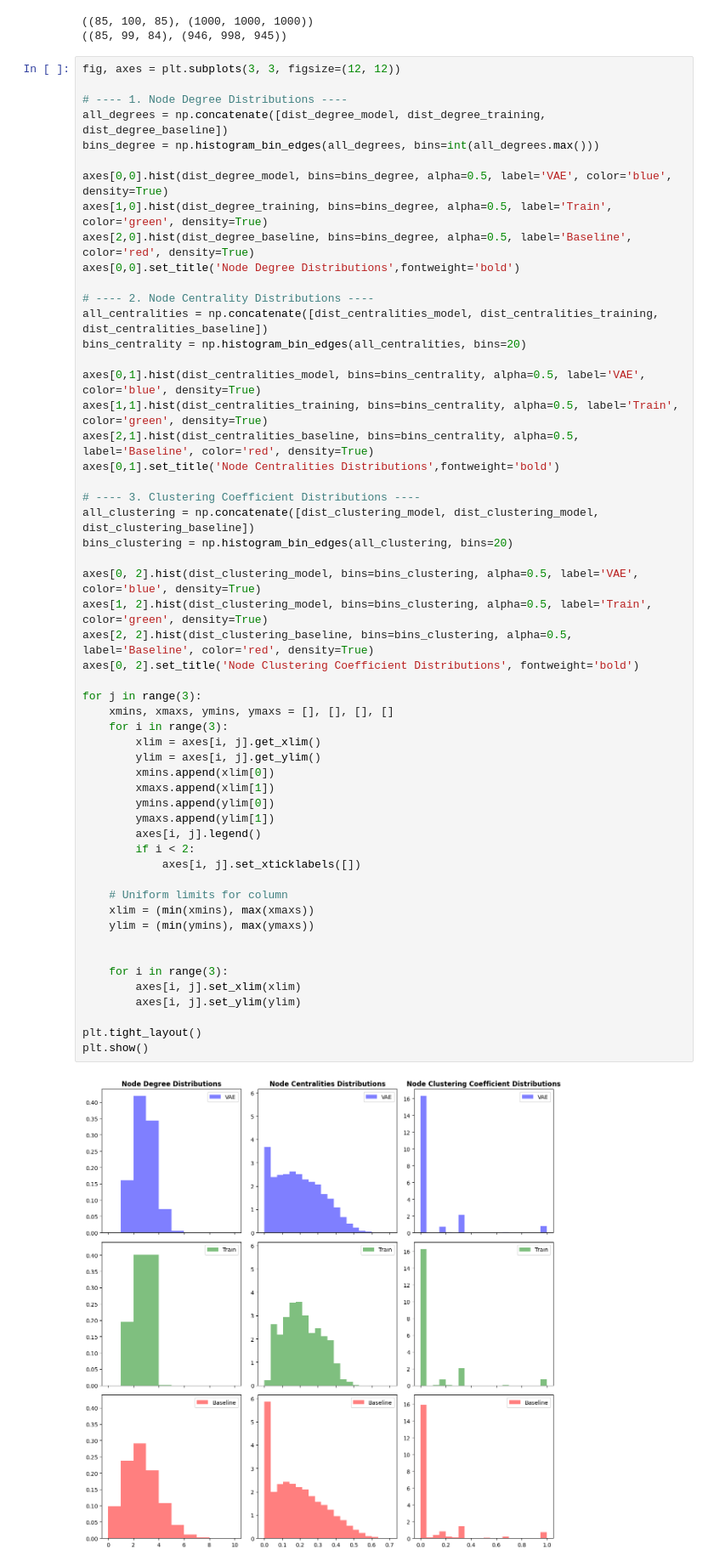
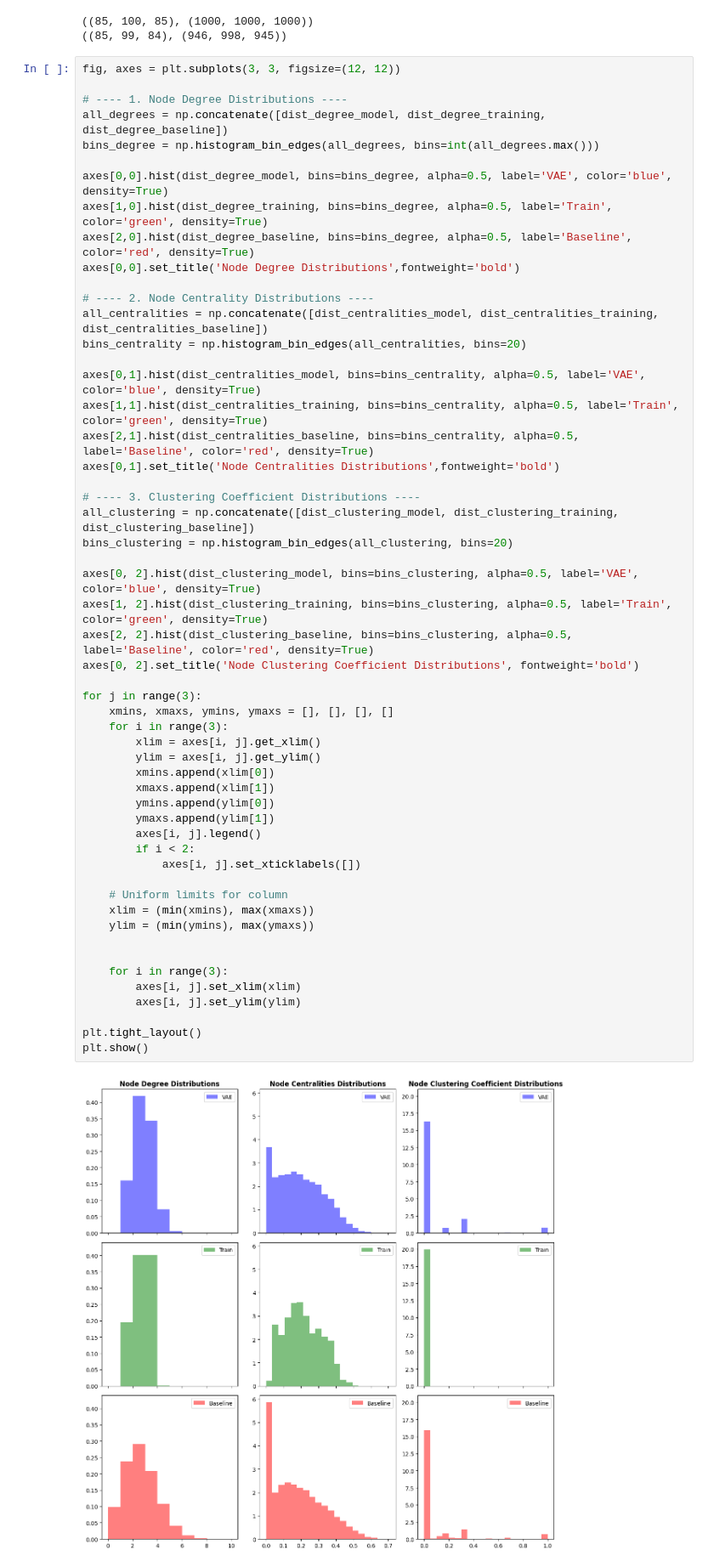
Before and after one commit to EmilieNilsson1/adv-ml, a Jupyter notebook: block3/scratchpad.ipynb, the cells around one changed output. Shown: that part at 85% size. Drawn from its saved outputs; the diff is of its cells as text.

```diff
--- a/block3/scratchpad.ipynb
+++ b/block3/scratchpad.ipynb
@@ -559,37 +563,37 @@ axes[2,1].hist(dist_centralities_baseline, bins=bins_centrality, alpha=0.5, labe
 axes[0,1].set_title('Node Centralities Distributions',fontweight='bold')
 
 # ---- 3. Clustering Coefficient Distributions ----
-all_clustering = np.concatenate([dist_clustering_model, dist_clustering_model, dist_clustering_baseline])
+all_clustering = np.concatenate([dist_clustering_model, dist_clustering_training, dist_clustering_baseline])
 bins_clustering = np.histogram_bin_edges(all_clustering, bins=20)
 
 axes[0, 2].hist(dist_clustering_model, bins=bins_clustering, alpha=0.5, label='VAE', color='blue', density=True)
-axes[1, 2].hist(dist_clustering_model, bins=bins_clustering, alpha=0.5, label='Train', color='green', density=True)
+axes[1, 2].hist(dist_clustering_training, bins=bins_clustering, alpha=0.5, label='Train', color='green', density=True)
 axes[2, 2].hist(dist_clustering_baseline, bins=bins_clustering, alpha=0.5, label='Baseline', color='red', density=True)
 axes[0, 2].set_title('Node Clustering Coefficient Distributions', fontweight='bold')
 
 for j in range(3):
     xmins, xmaxs, ymins, ymaxs = [], [], [], []
     for i in range(3):
         xlim = axes[i, j].get_xlim()
         ylim = axes[i, j].get_ylim()
         xmins.append(xlim[0])
         xmaxs.append(xlim[1])
         ymins.append(ylim[0])
         ymaxs.append(ylim[1])
         axes[i, j].legend()
         if i < 2:
             axes[i, j].set_xticklabels([])
 
     # Uniform limits for column
     xlim = (min(xmins), max(xmaxs))
     ylim = (min(ymins), max(ymaxs))
 
 
     for i in range(3):
         axes[i, j].set_xlim(xlim)
         axes[i, j].set_ylim(ylim)
 
 plt.tight_layout()
 plt.show()
 # %% [output]
-[figure, old version]
+[figure, new version]
```
Also changed, not shown: parts of 3 cells of this notebook.
